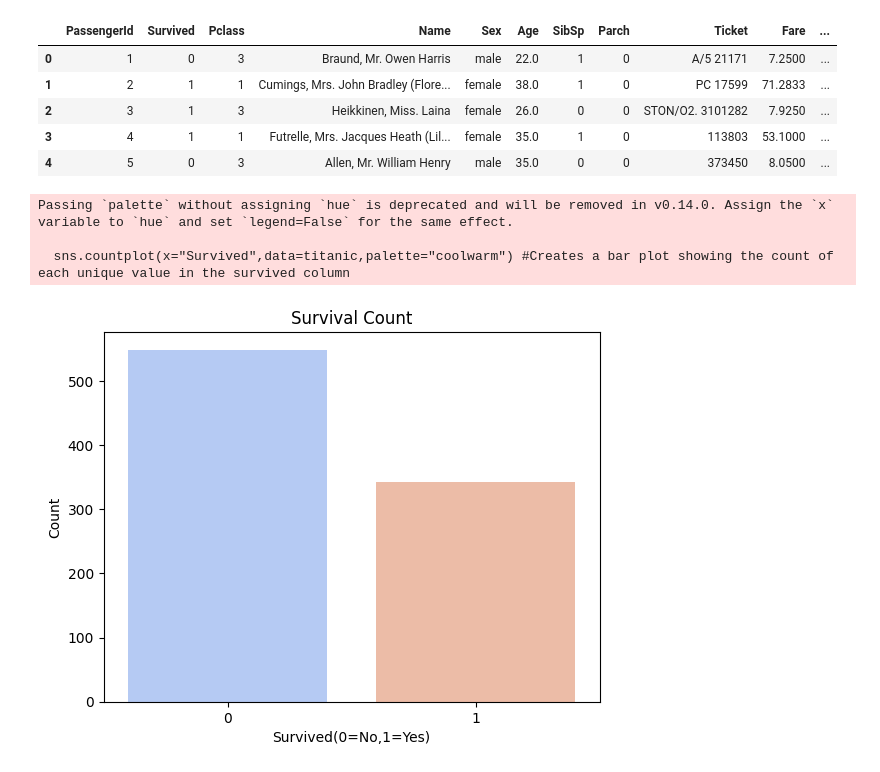
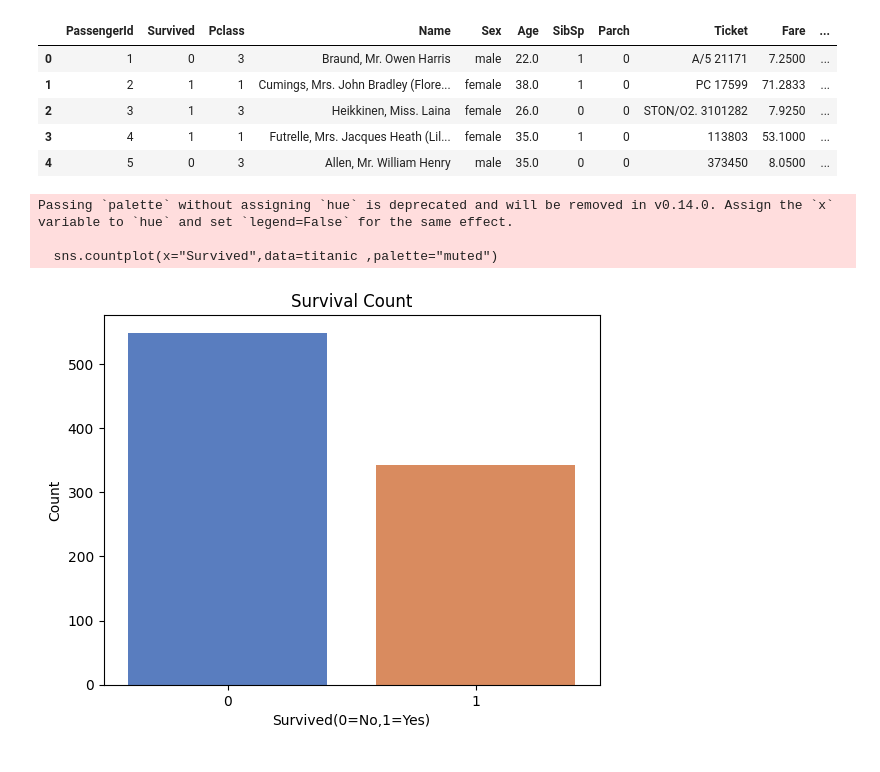
Before and after one commit to mumbimuthiga/data_handling, a Jupyter notebook: eda.ipynb, the cells around one changed output. Cells and saved outputs as stored; diff of their text form; code cells hidden in the pictures.

```diff
--- a/eda.ipynb
+++ b/eda.ipynb
@@ -20,15 +20,15 @@ titanic.head()
 # %%
 import seaborn as sns
 import matplotlib.pyplot as plt
 #print(titanic.columns)  # Debugging step
-sns.countplot(x="Survived",data=titanic,palette="coolwarm") #Creates a bar plot showing the count of each unique value in the survived column
-
+#sns.countplot(x="Survived",data=titanic,palette="coolwarm") #Creates a bar plot showing the count of each unique value in the survived column
+sns.countplot(x="Survived",data=titanic ,palette="muted")
 plt.title("Survival Count")
 plt.xlabel("Survived(0=No,1=Yes)")
 plt.ylabel("Count")
 plt.show()
 # %% [output]
 Passing `palette` without assigning `hue` is deprecated and will be removed in v0.14.0. Assign the `x` variable to `hue` and set `legend=False` for the same effect.
 
-  sns.countplot(x="Survived",data=titanic,palette="coolwarm") #Creates a bar plot showing the count of each unique value in the survived column
+  sns.countplot(x="Survived",data=titanic ,palette="muted")
-[figure, old version]
+[figure, new version]
```
Also changed, not shown: parts of 1 cell of this notebook.
